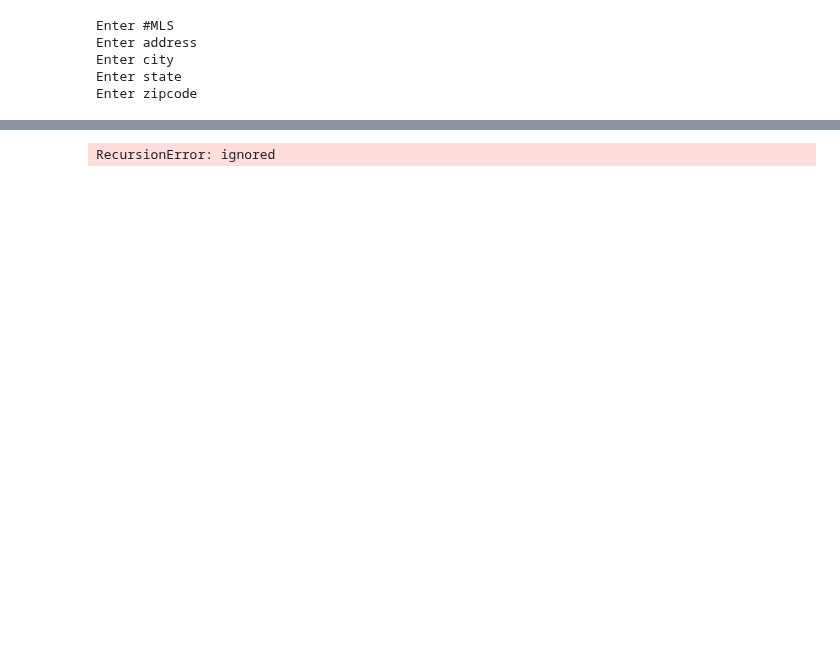
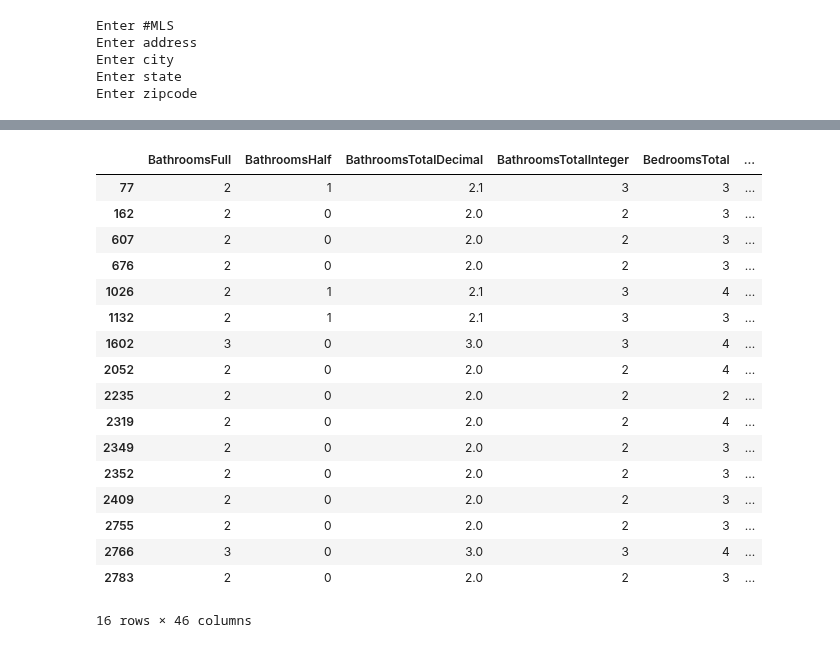
Before and after one commit to penny1xu/RESTS, a Jupyter notebook: python_rests.ipynb, the cells around one changed output, grey strips where cells are left out. Drawn from its saved outputs; the diff is of its cells as text; code cells hidden in the pictures; blank space fills up the shorter version.

```diff
--- a/python_rests.ipynb
+++ b/python_rests.ipynb
@@ -135,17 +165,0 @@ This value exists in Dataframe
-# %%
-else :
-  print("\nThis value does not exists in Dataframe")
-  # # limit zipcode range
-  data = data.loc[data['PostalCode'] == zip ]
-  # if there is no longitude
-  #get Longitude and Latitude
-
-  ##cg = CensusGeocode(benchmark='Public_AR_Current', vintage='Current_Current')
-  result = cg.address(address, city = city, state= state,zipcode = zip)
-  lo = result[0]['coordinates']['x']
-  la = result[0]['coordinates']['y']
-  print(result[0]['coordinates'])
-  # limit longitude and latitude
-  if
-  new_data = data[(data['Longitude'] > lo - 0.01) & (data['Longitude'] < lo + 0.01)&
-               (data['Latitude'] < la + 0.02)& (data['Latitude'] > la - 0.02)]
@@ -177,28 +192,43 @@ house_rightSqt = dict[0].get('LivingArea')
 # %%
-def findHouse (house_leftLa,house_rightLa,house_leftLo,house_rightLo,house_leftSqt,house_rightSqt,data):
-   basic = house_leftSqt
-   result = data[(data['Longitude']>= house_leftLo) & (data['Longitude']<= house_rightLo) & (data['Latitude']>= house_leftLa) & (data['Latitude']>= house_rightLa)& (data['LivingArea']>= house_leftSqt)& (data['LivingArea']>= house_rightSqt)]
-   if(len(result['Longitude']) >= 5):
-     return result
-   else:
-      house_leftLa -= 0.05
-      house_rightLa += 0.05
-      house_leftLo -= 0.05
-      house_rightLo += 0.05
-      if(basic <= 1100):
-        house_leftSqt -=100
-        house_rightSqt +=100
-      elif(basic <=2200):
-        house_leftSqt -=200
-        house_rightSqt +=200
-      else:
-        house_leftSqt -=300
-        house_rightSqt +=300
-      return findHouse(house_leftLa,house_rightLa,house_leftLo,house_rightLo,house_leftSqt,house_rightSqt,data)
+def findHouse(house_leftLa, house_rightLa, house_leftLo, house_rightLo, house_leftSqt, house_rightSqt, data):
+    basic = house_leftSqt
+    result = data[(data['Longitude'] >= house_leftLo) & (data['Longitude'] <= house_rightLo) & (data['Latitude'] >= house_leftLa) & (data['Latitude'] <= house_rightLa) & (data['LivingArea'] >= house_leftSqt) & (data['LivingArea'] <= house_rightSqt)]
+    if(len(result['Longitude']) >= 6):
+        return result
+    else:
+        house_leftLa -= 0.05
+        house_rightLa += 0.05
+        house_leftLo -= 0.05
+        house_rightLo += 0.05
+        if(basic <= 1100):
+            house_leftSqt -= 100
+            house_rightSqt += 100
+        elif(basic <= 2200):
+            house_leftSqt -= 200
+            house_rightSqt += 200
+        else:
+            house_leftSqt -= 300
+            house_rightSqt += 300
+        return findHouse(house_leftLa, house_rightLa, house_leftLo, house_rightLo, house_leftSqt, house_rightSqt, data)
 
 
-
-
-findHouse (house_leftLa,house_rightLa,house_leftLo,house_rightLo,house_leftSqt,house_rightSqt,data)
+findHouse(house_leftLa, house_rightLa, house_leftLo, house_rightLo, house_leftSqt, house_rightSqt, data)
 # %% [output]
+|  | BathroomsFull | BathroomsHalf | BathroomsTotalDecimal | BathroomsTotalInteger | BedroomsTotal | ... |
+| 77 | 2 | 1 | 2.1 | 3 | 3 | ... |
+| 162 | 2 | 0 | 2.0 | 2 | 3 | ... |
+| 607 | 2 | 0 | 2.0 | 2 | 3 | ... |
+| 676 | 2 | 0 | 2.0 | 2 | 3 | ... |
+| 1026 | 2 | 1 | 2.1 | 3 | 4 | ... |
+| 1132 | 2 | 1 | 2.1 | 3 | 3 | ... |
+| 1602 | 3 | 0 | 3.0 | 3 | 4 | ... |
+| 2052 | 2 | 0 | 2.0 | 2 | 4 | ... |
+| 2235 | 2 | 0 | 2.0 | 2 | 2 | ... |
+| 2319 | 2 | 0 | 2.0 | 2 | 4 | ... |
+| 2349 | 2 | 0 | 2.0 | 2 | 3 | ... |
+| 2352 | 2 | 0 | 2.0 | 2 | 3 | ... |
+| 2409 | 2 | 0 | 2.0 | 2 | 3 | ... |
+| 2755 | 2 | 0 | 2.0 | 2 | 3 | ... |
+| 2766 | 3 | 0 | 3.0 | 3 | 4 | ... |
+| 2783 | 2 | 0 | 2.0 | 2 | 3 | ... |
-RecursionError: ignored
+16 rows × 46 columns
```
Also changed, not shown: parts of 12 cells of this notebook.
